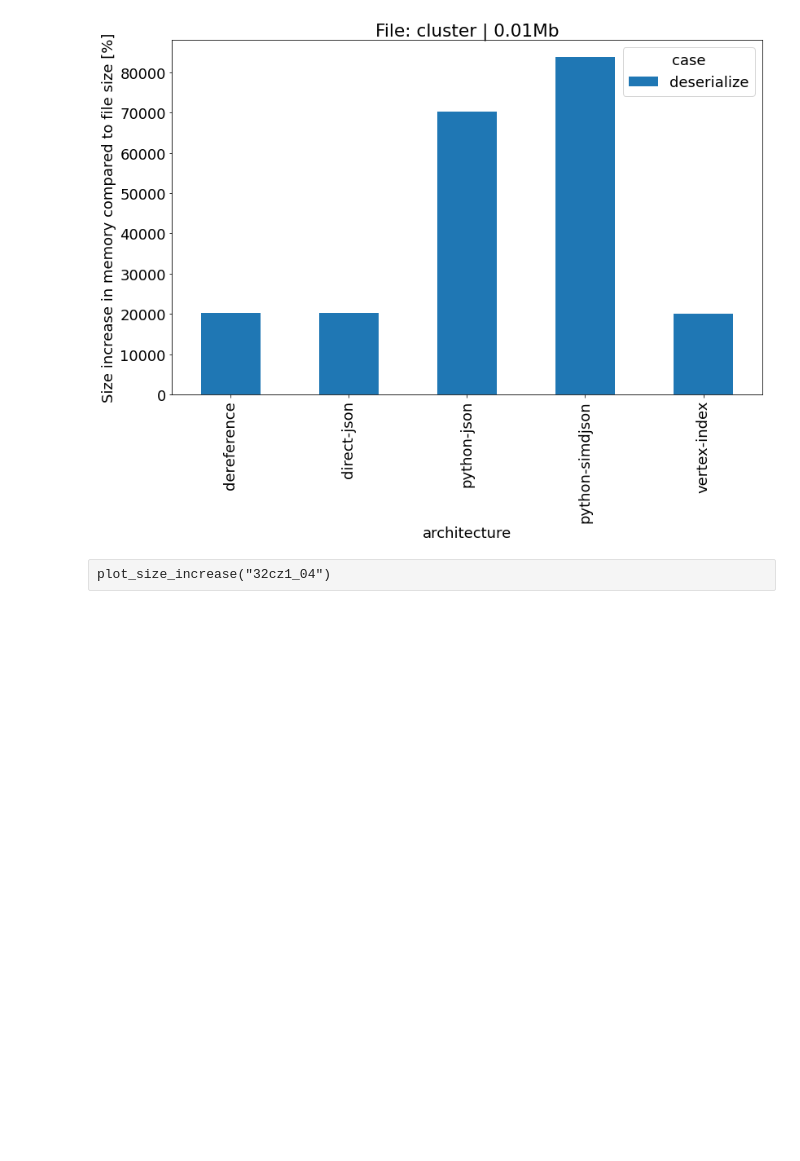
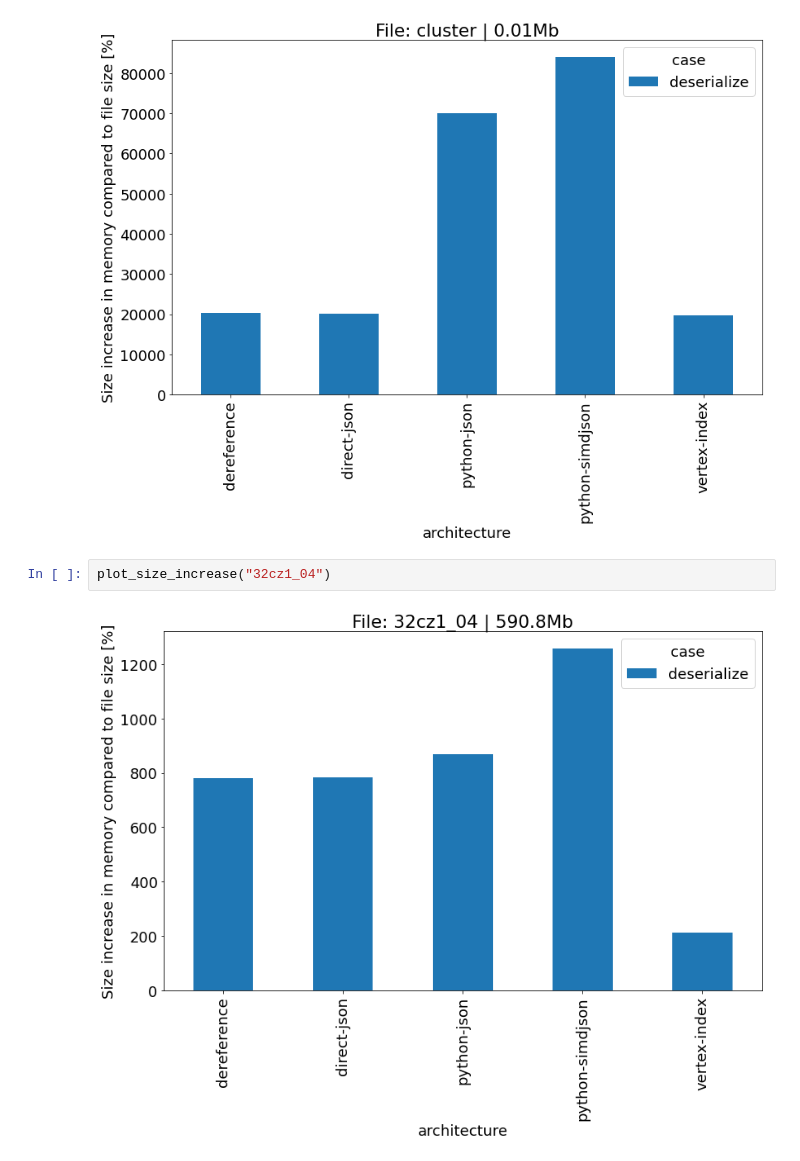
Before and after one commit to 3DGI/cityjson, a Jupyter notebook: crates/cityjson-lib/experiments/benchmark.ipynb, the cells around one changed output. Drawn from its saved outputs; the diff is of its cells as text; blank space fills up the shorter version.

```diff
--- a/crates/cityjson-lib/experiments/benchmark.ipynb
+++ b/crates/cityjson-lib/experiments/benchmark.ipynb
@@ -106,5 +106,7 @@ plot_size_increase("3dbag_v210908_fd2cee53_5786")
 plot_size_increase("cluster")
 # %% [output]
 [figure]
-# %% [raw]
-plot_size_increase("32cz1_04")
+# %%
+plot_size_increase("32cz1_04")
+# %% [output]
+[figure, added]
```
Also changed, not shown: parts of 2 cells of this notebook, 4 other files.
